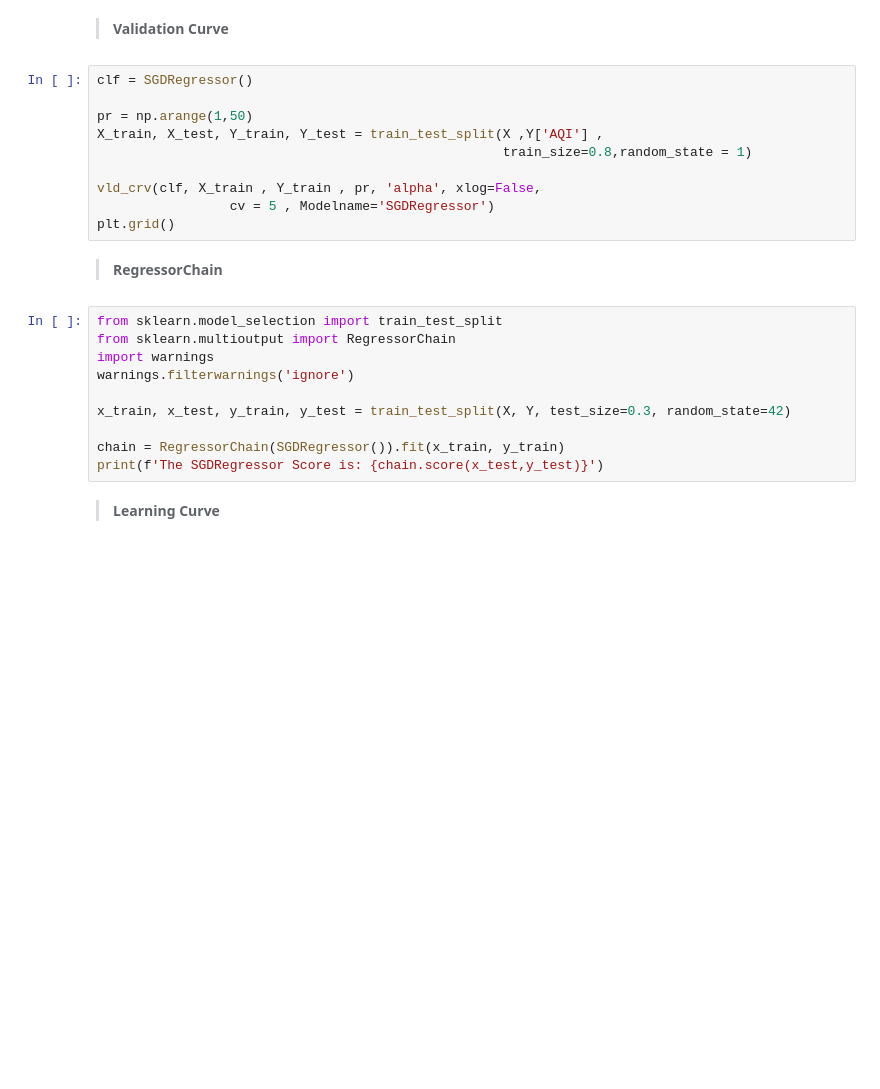
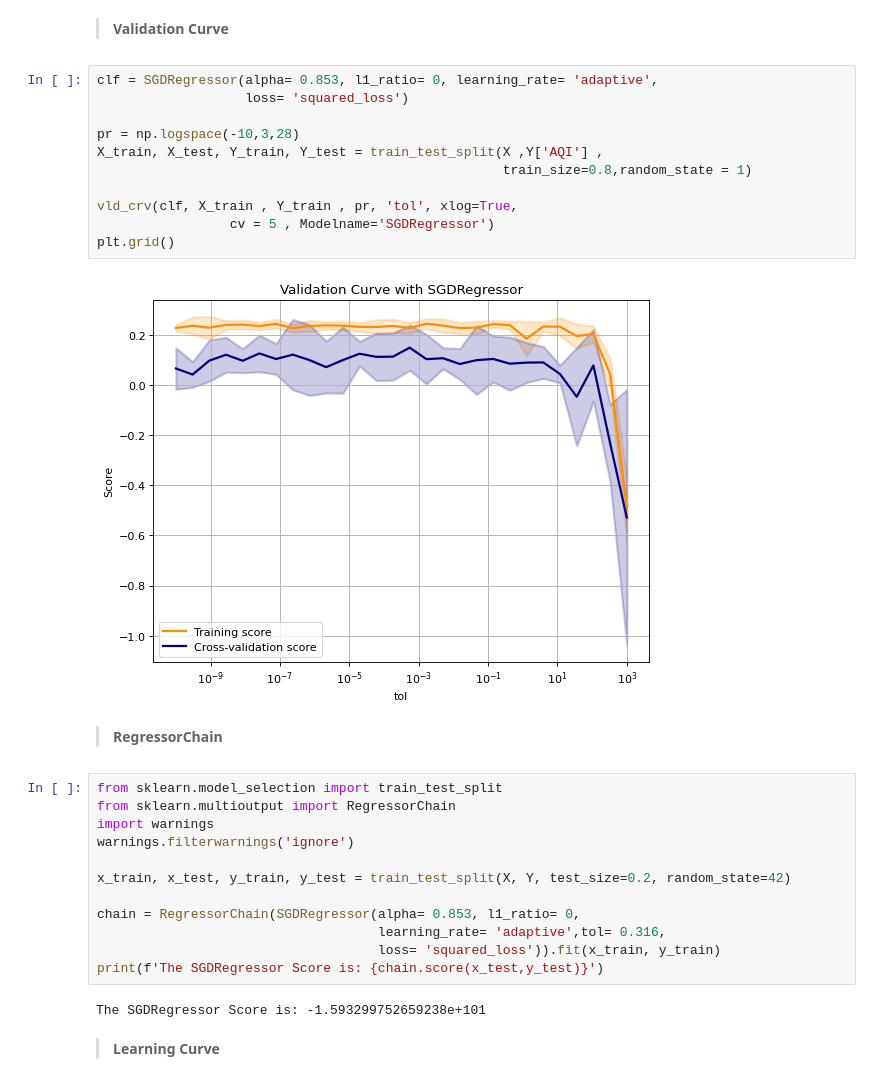
Before and after one commit to Amirosein/Tehran-Air-Quality, a Jupyter notebook: Tehran_AQI.ipynb, the cells around one changed output. Saved outputs shown, nothing was run; the diff lists cells and outputs as text; blank space fills up the shorter version.

```diff
--- a/Tehran_AQI.ipynb
+++ b/Tehran_AQI.ipynb
@@ -458,15 +464,18 @@ print(Sclf.score(x_test,y_test))
 # %% [markdown]
 > **Validation Curve**
 # %%
-clf = SGDRegressor()
+clf = SGDRegressor(alpha= 0.853, l1_ratio= 0, learning_rate= 'adaptive',
+                   loss= 'squared_loss')
 
-pr = np.arange(1,50)
+pr = np.logspace(-10,3,28)
 X_train, X_test, Y_train, Y_test = train_test_split(X ,Y['AQI'] ,
                                                     train_size=0.8,random_state = 1)
 
-vld_crv(clf, X_train , Y_train , pr, 'alpha', xlog=False,
+vld_crv(clf, X_train , Y_train , pr, 'tol', xlog=True,
                  cv = 5 , Modelname='SGDRegressor')
 plt.grid()
+# %% [output]
+[figure, added]
 # %% [markdown]
 > **RegressorChain**
 # %%
@@ -475,10 +484,14 @@ from sklearn.multioutput import RegressorChain
 import warnings
 warnings.filterwarnings('ignore')
 
-x_train, x_test, y_train, y_test = train_test_split(X, Y, test_size=0.3, random_state=42)
+x_train, x_test, y_train, y_test = train_test_split(X, Y, test_size=0.2, random_state=42)
 
-chain = RegressorChain(SGDRegressor()).fit(x_train, y_train)
+chain = RegressorChain(SGDRegressor(alpha= 0.853, l1_ratio= 0,
+                                    learning_rate= 'adaptive',tol= 0.316,
+                                    loss= 'squared_loss')).fit(x_train, y_train)
 print(f'The SGDRegressor Score is: {chain.score(x_test,y_test)}')
+# %% [output]
+The SGDRegressor Score is: -1.593299752659238e+101
 # %% [markdown]
 > **Learning Curve**
 # %%
```
Also changed, not shown: parts of 8 cells of this notebook.
